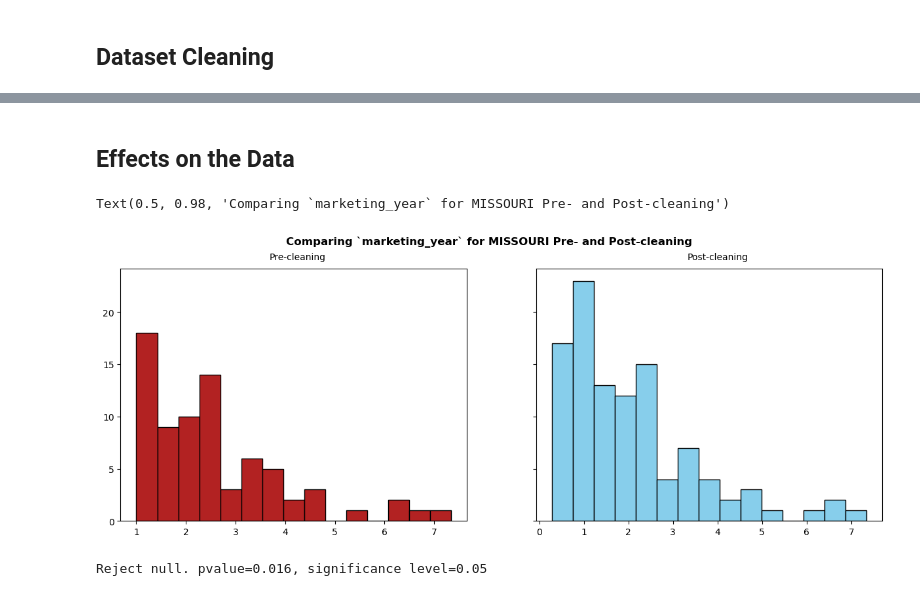
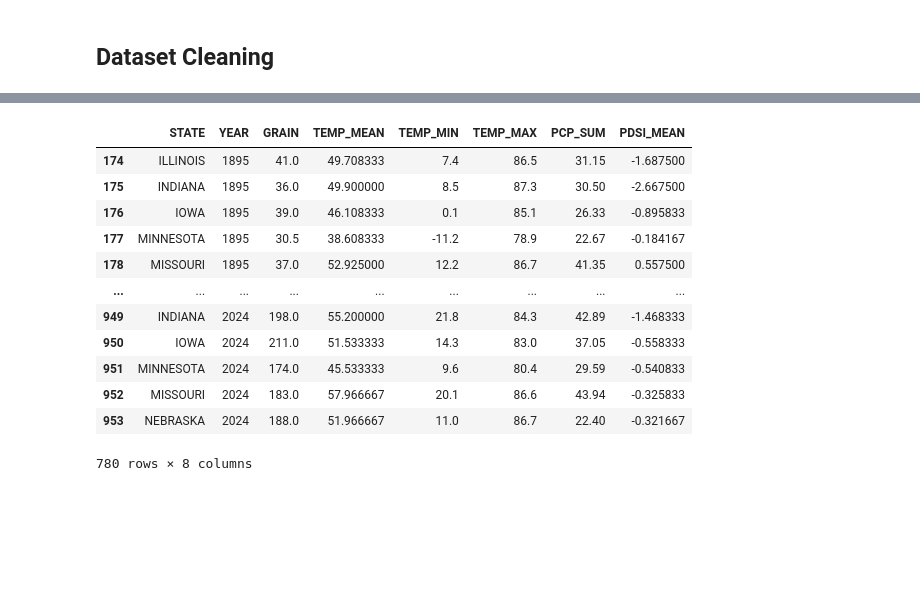
Before and after one commit to BenLeidig/corn-yield-independent, a Jupyter notebook: doc/notebooks/cleaning.ipynb, the cells around one changed output, grey strips where cells are left out. Drawn from its saved outputs; the diff is of its cells as text; code cells hidden in the pictures; blank space fills up the shorter version.

```diff
--- a/doc/notebooks/cleaning.ipynb
+++ b/doc/notebooks/cleaning.ipynb
@@ -156,50 +68,0 @@ plt.show()
-# %% [markdown]
-## Effects on the Data
-# %%
-# visualizing the change in distribution of `marketing_year` for MISSOURI due to imputations
-
-fig, axes = plt.subplots(
-    1, 2,
-    figsize=(15, 5),
-    sharey=True
-)
-
-axes[0].hist(
-    x=df_1866_2024[df_1866_2024['state_name'] == 'MISSOURI']['marketing_year'],
-    bins=15,
-    color='firebrick',
-    edgecolor='black'
-)
-axes[0].text(
-    4.25, 25,
-    horizontalalignment='center',
-    s='Pre-cleaning'
-)
-
-axes[1].hist(
-    x=df_1919_2023[df_1919_2023['state_name'] == 'MISSOURI']['marketing_year'],
-    bins=15,
-    color='skyblue',
-    edgecolor='black'
-)
-axes[1].text(
-    4, 25,
-    horizontalalignment='center',
-    s='Post-cleaning'
-)
-
-fig.suptitle('Comparing `marketing_year` for MISSOURI Pre- and Post-cleaning', fontweight='bold')
-fig.savefig('../../results/cleaning/marketing_year_hist.png') # file path appears as `results/cleaning/marketing_year_hist.png` in `cleaning.py`
-# %% [output]
-Text(0.5, 0.98, 'Comparing `marketing_year` for MISSOURI Pre- and Post-cleaning')
-[figure, removed]
-# %%
-## calculating whether the differences observed in the distributions is due to randomness or is significant
-
-pre_cleaning_preceived = df_1866_2024[df_1866_2024['state_name'] == 'MISSOURI']['marketing_year']
-post_cleaning_preceived = df_1919_2023[df_1919_2023['state_name'] == 'MISSOURI']['marketing_year']
-
-statistic, pvalue = ks_2samp(pre_cleaning_preceived, post_cleaning_preceived, nan_policy='omit')
-print(f'Reject null. pvalue={round(pvalue, 4)}, significance level=0.05') if pvalue<0.05 else print(f'Fail to reject null. pvalue={round(pvalue, 4)}, significance level=0.05')
-# %% [output]
-Reject null. pvalue=0.016, significance level=0.05
@@ -209,0 +75,16 @@ df_1919_2023.to_csv('../../data/clean/clean.csv', index=False) # file path appea
+# %%
+df_clean
+# %% [output]
+|  | STATE | YEAR | GRAIN | TEMP_MEAN | TEMP_MIN | TEMP_MAX | PCP_SUM | PDSI_MEAN |
+| 174 | ILLINOIS | 1895 | 41.0 | 49.708333 | 7.4 | 86.5 | 31.15 | -1.687500 |
+| 175 | INDIANA | 1895 | 36.0 | 49.900000 | 8.5 | 87.3 | 30.50 | -2.667500 |
+| 176 | IOWA | 1895 | 39.0 | 46.108333 | 0.1 | 85.1 | 26.33 | -0.895833 |
+| 177 | MINNESOTA | 1895 | 30.5 | 38.608333 | -11.2 | 78.9 | 22.67 | -0.184167 |
+| 178 | MISSOURI | 1895 | 37.0 | 52.925000 | 12.2 | 86.7 | 41.35 | 0.557500 |
+| ... | ... | ... | ... | ... | ... | ... | ... | ... |
+| 949 | INDIANA | 2024 | 198.0 | 55.200000 | 21.8 | 84.3 | 42.89 | -1.468333 |
+| 950 | IOWA | 2024 | 211.0 | 51.533333 | 14.3 | 83.0 | 37.05 | -0.558333 |
+| 951 | MINNESOTA | 2024 | 174.0 | 45.533333 | 9.6 | 80.4 | 29.59 | -0.540833 |
+| 952 | MISSOURI | 2024 | 183.0 | 57.966667 | 20.1 | 86.6 | 43.94 | -0.325833 |
+| 953 | NEBRASKA | 2024 | 188.0 | 51.966667 | 11.0 | 86.7 | 22.40 | -0.321667 |
+780 rows × 8 columns
```
Also changed, not shown: parts of 14 cells of this notebook, 6 other files.
